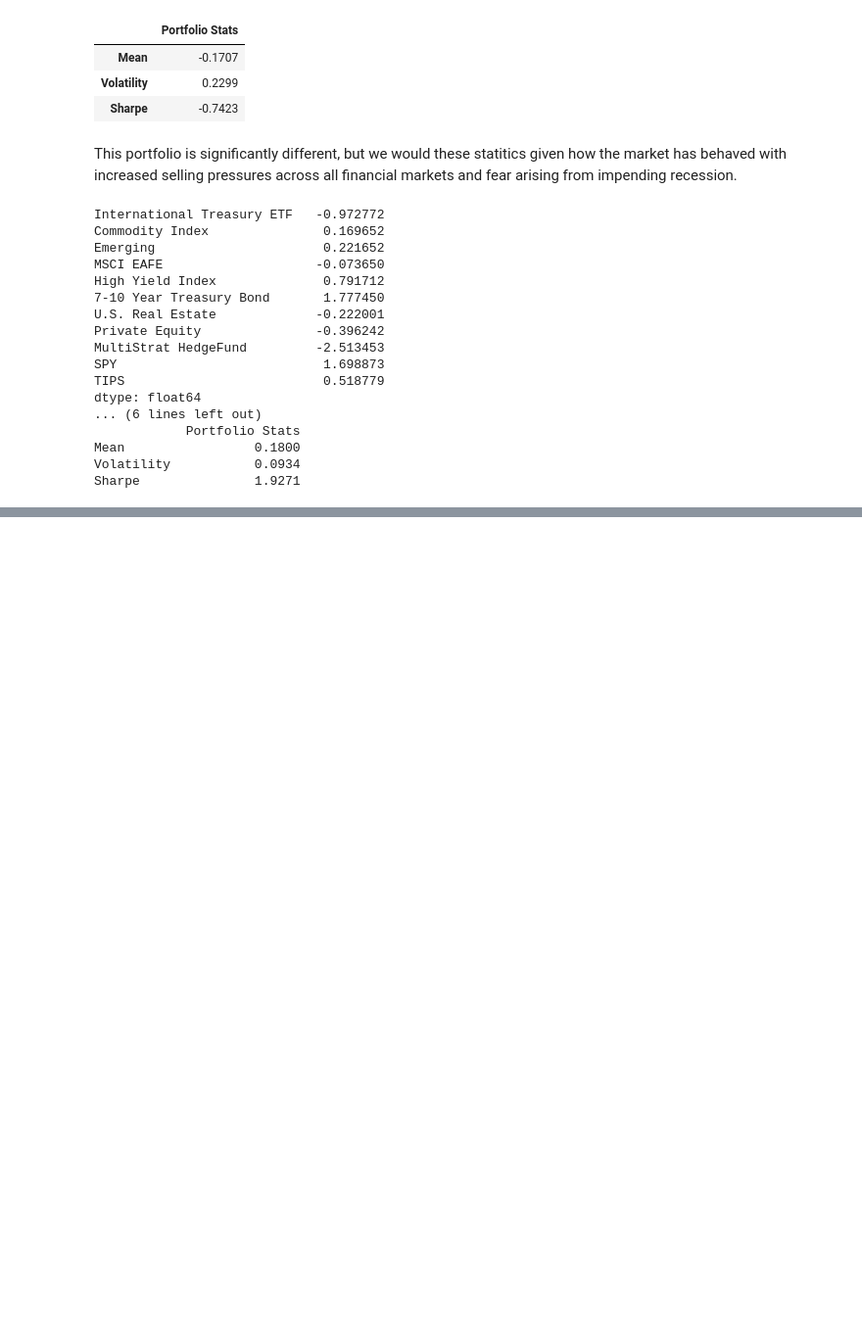
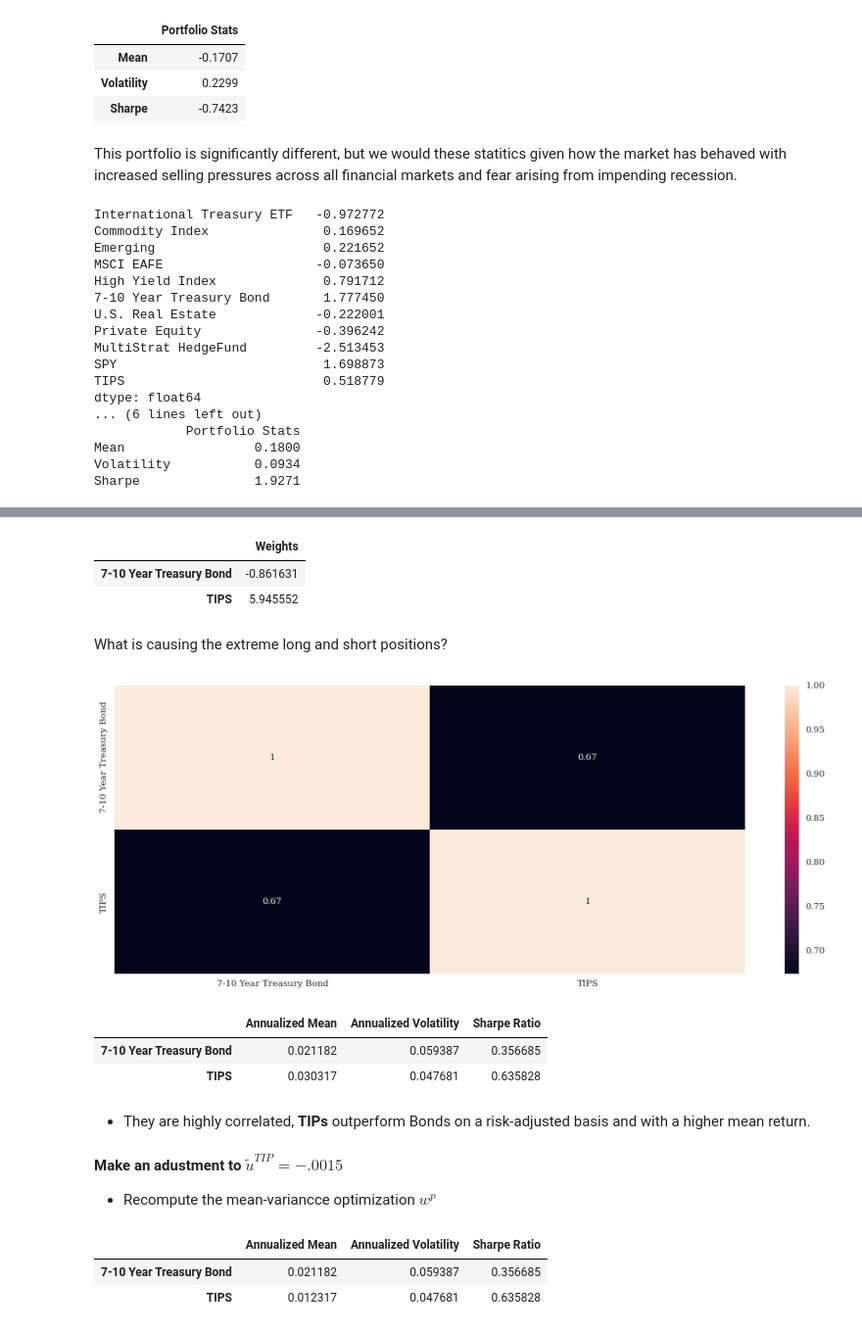
Before and after one commit to dcstein22/portfolio_theory, a Jupyter notebook: Homework_1.ipynb, the cells around one changed output, grey strips where cells are left out. Shown at 98% size. Saved outputs shown, nothing was run; the diff lists cells and outputs as text; code cells hidden in the pictures; blank space fills up the shorter version.

```diff
--- a/Homework_1.ipynb
+++ b/Homework_1.ipynb
@@ -514,0 +631,34 @@ Sharpe               1.9271
+# %%
+mutual_fund = excess_return[["7-10 Year Treasury Bond", "TIPS"]]
+mutual_fund_tan = tangency_portfolio_rfr(mutual_fund)
+mv_mutual_fund = mv_portfolio_rfr(mutual_fund,mutual_fund_tan,.0135)
+mv_mutual_fund.to_frame("Weights")
+# %% [output]
+|  | Weights |
+| 7-10 Year Treasury Bond | -0.861631 |
+| TIPS | 5.945552 |
+# %% [markdown]
+What is causing the extreme long and short positions?
+# %%
+correlation(mutual_fund)
+# %% [output]
+[figure, added]
+# %%
+performance_summary(mutual_fund)
+# %% [output]
+|  | Annualized Mean | Annualized Volatility | Sharpe Ratio |
+| 7-10 Year Treasury Bond | 0.021182 | 0.059387 | 0.356685 |
+| TIPS | 0.030317 | 0.047681 | 0.635828 |
+# %% [markdown]
+- They are highly correlated, **TIPs** outperform Bonds on a risk-adjusted basis and with a higher mean return.
+# %% [markdown]
+**Make an adustment to $\tilde{u}^{TIP} = -.0015$**
+- Recompute the mean-variancce optimization $w^{p}$
+# %%
+performance_fi = performance_summary(mutual_fund)
+performance_fi.loc["TIPS",["Annualized Mean"]] = performance_fi.loc["TIPS",["Annualized Mean"]] + (-.0015*12)
+performance_fi
+# %% [output]
+|  | Annualized Mean | Annualized Volatility | Sharpe Ratio |
+| 7-10 Year Treasury Bond | 0.021182 | 0.059387 | 0.356685 |
+| TIPS | 0.012317 | 0.047681 | 0.635828 |
```
Also changed, not shown: parts of 15 cells of this notebook, 1 other file.
